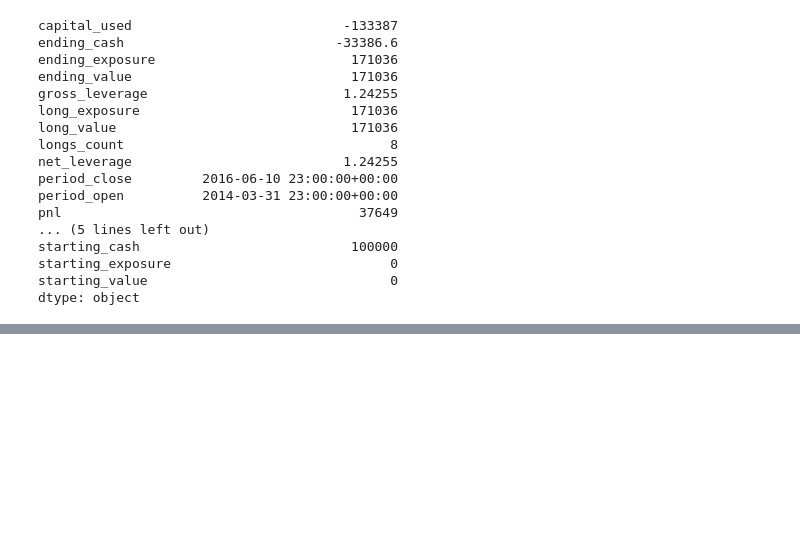
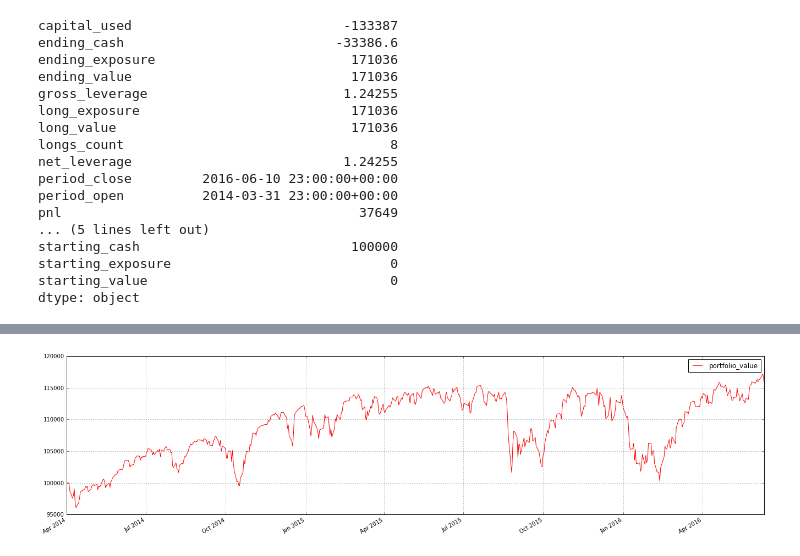
Before and after one commit to jmahhh/cryptoETF, a Jupyter notebook: test.ipynb, the cells around one changed output, grey strips where cells are left out. Drawn from its saved outputs; the diff is of its cells as text; code cells hidden in the pictures; blank space fills up the shorter version.

```diff
--- a/test.ipynb
+++ b/test.ipynb
@@ -204,8 +211,8 @@ def handle_data(algo, data):
     event_day = get_datetime(None).date()
 
     # Buy-and-hold Symbol x
-    if event_day == algo.days[5]:
-        order_target_percent(symbol('FCTBTC'), 1)
+    # if event_day == algo.days[5]:
+    #     order_target_percent(symbol('FCTBTC'), 1)
 
     # WEIGHTING: equal weighting (needs consistent rebalancing - right now only rebalances when new symbol data becomes available)
     # if event_day == algo.days[0]:
@@ -708,12 +772,14 @@ perf_manual = algo_obj.run(data=data, overwrite_sim_params=False)
 # %%
 ax1 = plt.subplot(621)
-ax1.set_frame_on(False)
+# ax1.set_frame_on(False)
 perf_manual.portfolio_value.plot(ax=ax1, color='red')
 
 plt.gcf().set_size_inches(50,40)
 plt.legend()
 plt.grid(True)
 #plt.savefig('btc_vs_portfolio.png',bbox_inches='tight')
 # ax1.xaxis.set_visible(False)
 
 plt.show()
+# %% [output]
+[figure, added]
```
Also changed, not shown: parts of 7 cells of this notebook.
